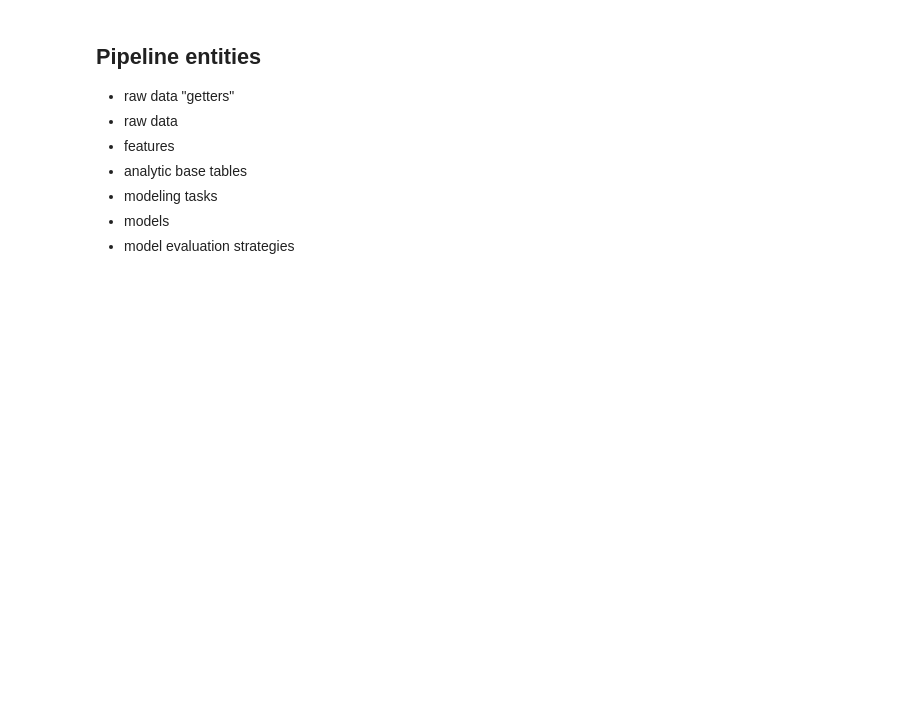
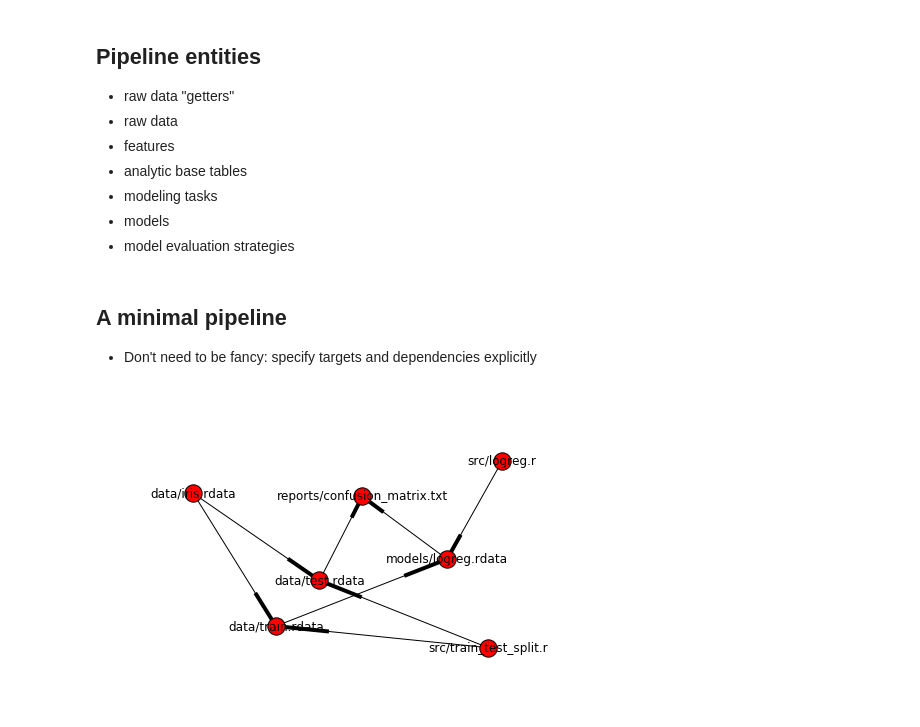
Before and after one commit to dmarx/make_for_datascience, a Jupyter notebook: presentation/presentation.ipynb, the cells around one changed output. Saved outputs shown, nothing was run; the diff lists cells and outputs as text; code cells hidden in the pictures; blank space fills up the shorter version.

Commit message:
Added simple pipeline + graph

```diff
--- a/presentation/presentation.ipynb
+++ b/presentation/presentation.ipynb
@@ -277,3 +292,36 @@ SECOND cares
 * modeling tasks
 * models
 * model evaluation strategies
+# %% [markdown]
+## A minimal pipeline
+
+* Don't need to be fancy: specify targets and dependencies explicitly
+# %%
+makefile = """
+data/iris.rdata:
+     Rscript -e 'data(iris); save(iris, file=\"data/iris.rdata\")'
+
+data/train.rdata data/test.rdata: data/iris.rdata src/train_test_split.r
+     Rscript src/train_test_split.r
+
+models/logreg.rdata: data/train.rdata src/logreg.r
+     Rscript src/logreg.r
+
+reports/confusion_matrix.txt: models/logreg.rdata data/test.rdata
+     Rscript src/eval_model.r models/logreg.rdata
+"""
+# %%
+lines = makefile.split('\n')
+rules = [line for line in lines if ':' in line]
+
+g = nx.DiGraph()
+for rule in rules:
+    tgts, deps = rule.split(':')
+    for tgt in tgts.split():
+        for dep in deps.split():
+            g.add_edge(dep, tgt)
+
+np.random.seed(10)
+nx.draw(g, with_labels='true')
+# %% [output]
+[figure, added]
```
Also changed, not shown: parts of 14 cells of this notebook.
